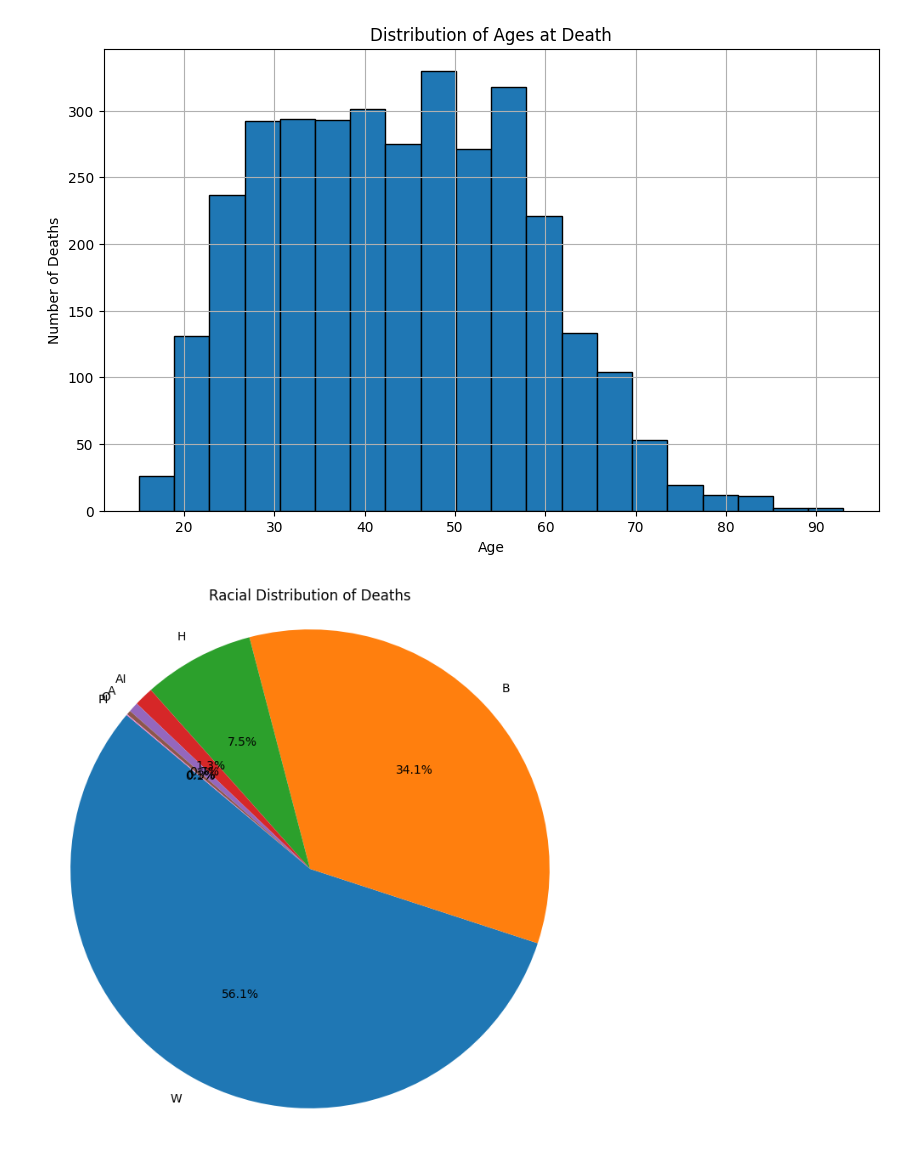
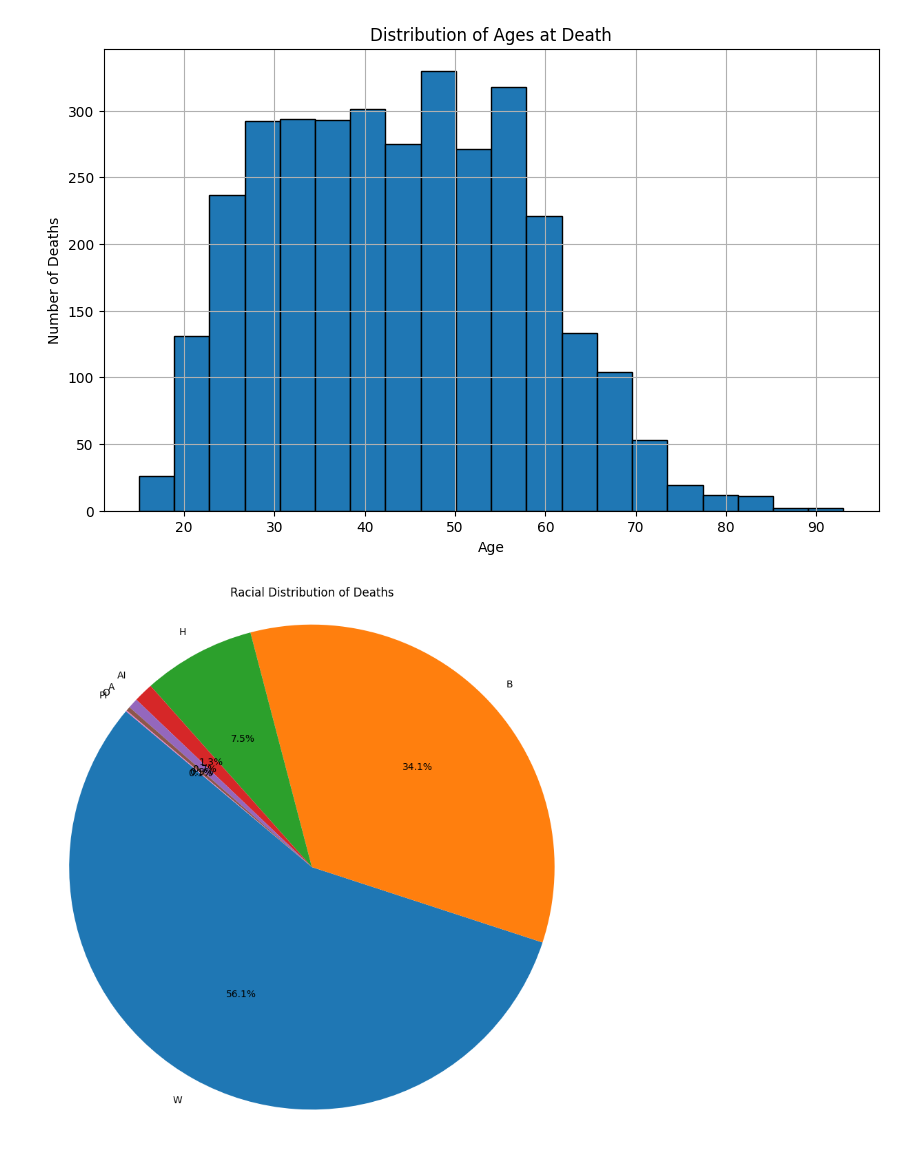
Before and after one commit to ndesai123/dgt-hum-140, a Jupyter notebook: Project.ipynb, the cells around one changed output. Saved outputs shown, nothing was run; the diff lists cells and outputs as text; code cells hidden in the pictures.

```diff
--- a/Project.ipynb
+++ b/Project.ipynb
@@ -71,10 +69,10 @@ plt.show()
 # %%
 racial_counts = df['race'].value_counts()
 
-plt.figure(figsize=(8, 8))
+plt.figure(figsize=(10, 10))
 plt.pie(racial_counts, labels=racial_counts.index, autopct='%1.1f%%', startangle=140)
 plt.title('Racial Distribution of Deaths')
 plt.axis('equal')
 plt.show()
 # %% [output]
-[figure, old version]
+[figure, new version]
```
Also changed, not shown: parts of 4 cells of this notebook.
